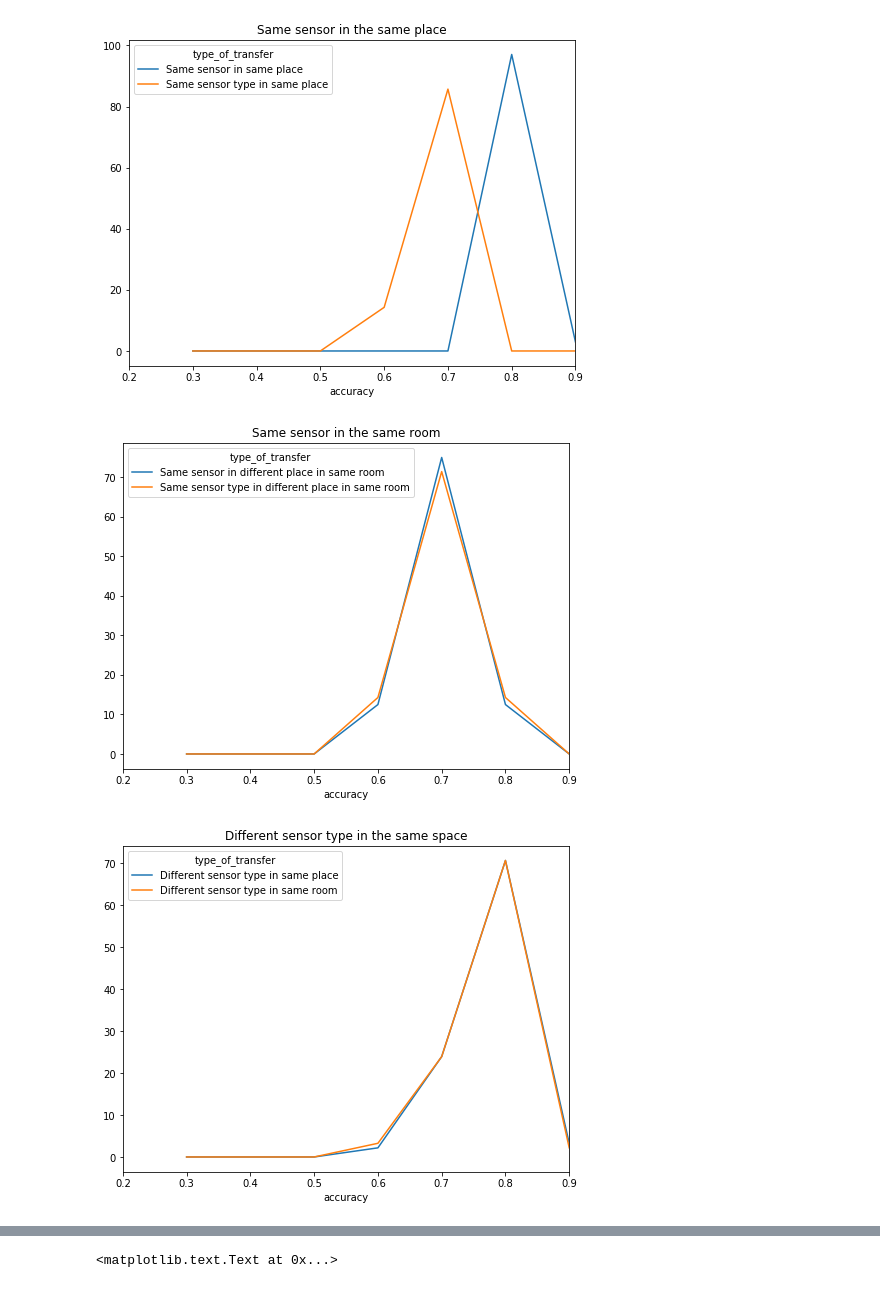
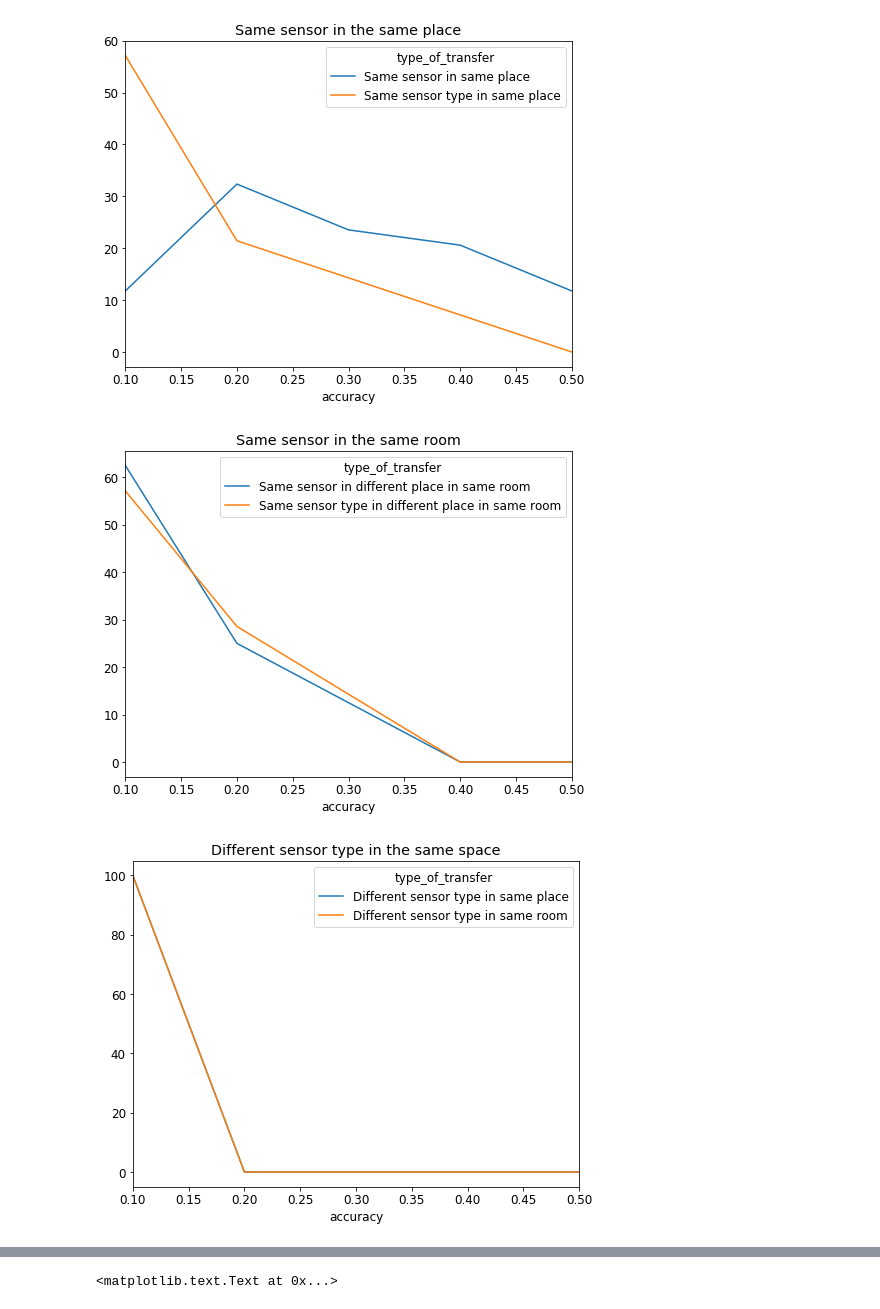
Before and after one commit to matus-tomlein/transfer-learning-playground, a Jupyter notebook: notebooks/visulize-transfer-results.ipynb, the cells around one changed output, grey strips where cells are left out. Drawn from its saved outputs; the diff is of its cells as text; code cells hidden in the pictures.

```diff
--- a/notebooks/visulize-transfer-results.ipynb
+++ b/notebooks/visulize-transfer-results.ipynb
@@ -57,7 +57,7 @@ df = pd.read_sql_query("""
 
       WHERE
       activities = '11 activities' AND
-      features = 'Mic IMQ' AND
+      features = 'Mic' AND
       accuracy_without_fs_without_is > 0 AND
       source_room IN ('Scott', 'Synergy', 'Robotics') AND\
       NOT easy_domain_adaptation AND
@@ -66,37 +66,37 @@ df = pd.read_sql_query("""
 
       ORDER BY type_of_transfer
     ) t
 
     GROUP BY type_of_transfer, accuracy
     """, con=engine)
 df = df.pivot(index='accuracy', columns='type_of_transfer', values='count')
 df = df.fillna(value=0)
 df = (df) / (df.sum())
 df *= 100
 
 plt.rcParams["figure.figsize"] = (8, 6)
 
 
 df.filter(regex='Same sensor.*same place').plot()
 plt.title('Same sensor in the same place')
-plt.gca().set_xlim([0.2,0.9])
+# plt.gca().set_xlim([0.2,0.9])
 plt.savefig('plots/hist_same_sensor_same_place.pdf')
 
 df.filter(regex='Same sensor.*same room').plot()
 plt.title('Same sensor in the same room')
-plt.gca().set_xlim([0.2,0.9])
+# plt.gca().set_xlim([0.2,0.9])
 plt.savefig('plots/hist_same_sensor_same_room.pdf')
 
 df.filter(regex='Different sensor.*same room|Different sensor.*same place').plot()
 plt.title('Different sensor type in the same space')
-plt.gca().set_xlim([0.2,0.9])
+# plt.gca().set_xlim([0.2,0.9])
 plt.savefig('plots/hist_different_sensor_same_space.pdf')
 
 df.filter(regex='Transfer to').plot()
 plt.title('Different spaces')
-plt.gca().set_xlim([0.2,0.9])
+# plt.gca().set_xlim([0.2,0.9])
 plt.savefig('plots/hist_different_spaces.pdf')
 # %% [output]
-[figure, old version]
+[figure, new version]
-[figure, old version]
+[figure, new version]
-[figure, old version]
+[figure, new version]
```
Also changed, not shown: parts of 7 cells of this notebook, 25 other files.
